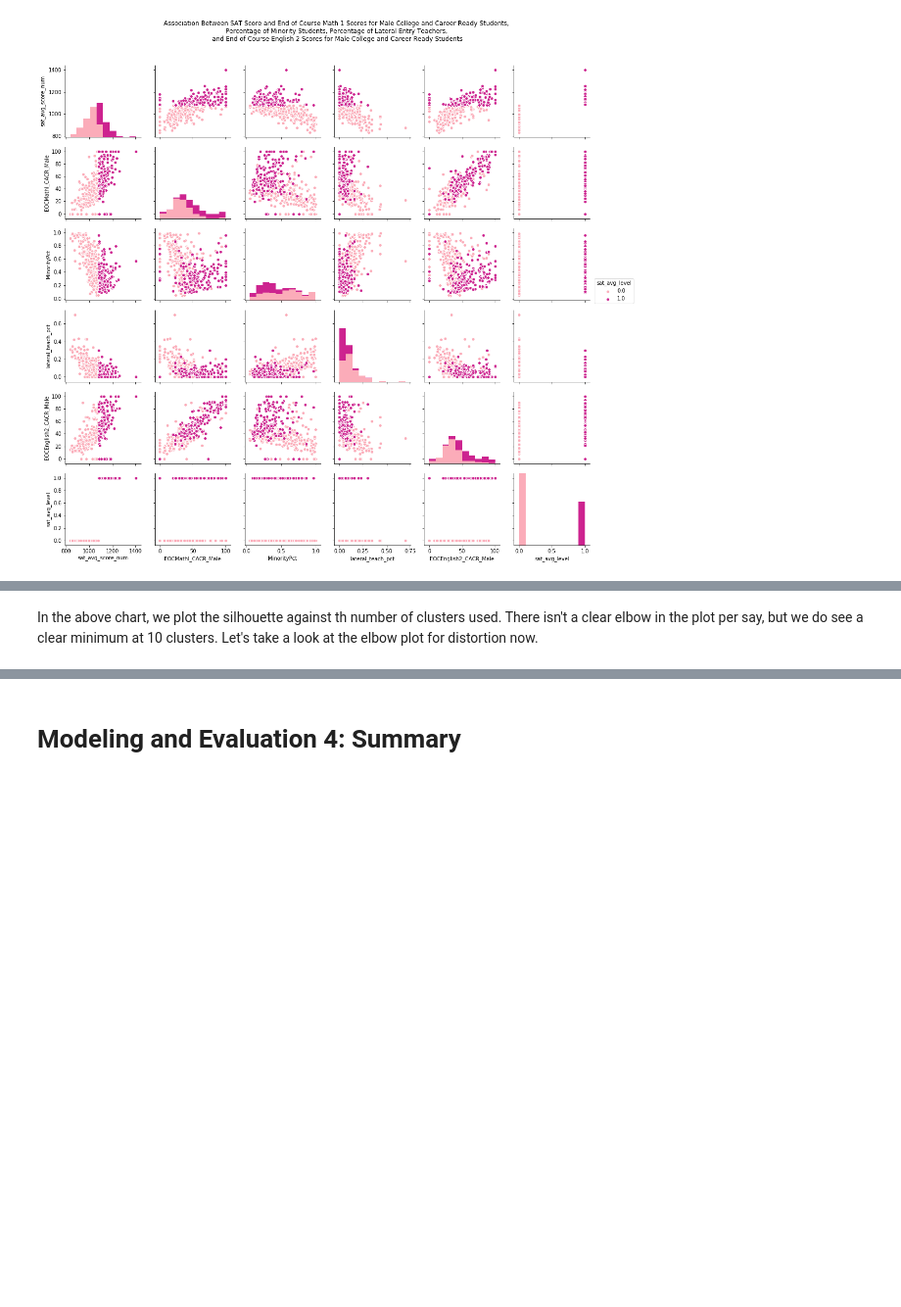
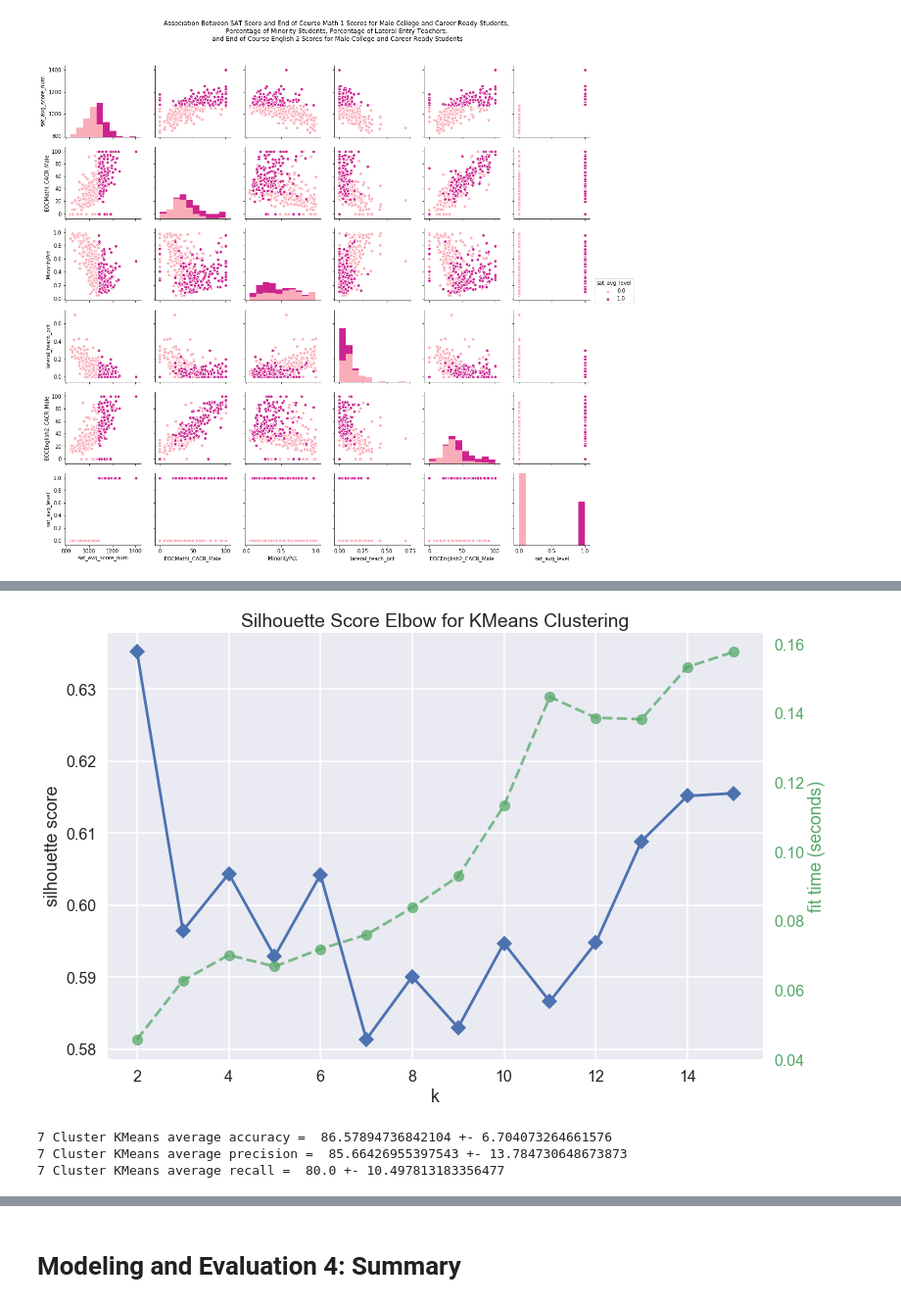
Before and after one commit to jeffweltman/MSDS7331, a Jupyter notebook: Lab3-Jordan.ipynb, the cells around one changed output, grey strips where cells are left out. Shown at 98% size. Drawn from its saved outputs; the diff is of its cells as text; code cells hidden in the pictures; blank space fills up the shorter version.

```diff
--- a/Lab3-Jordan.ipynb
+++ b/Lab3-Jordan.ipynb
@@ -844,2 +830,28 @@ Wall time: 1.83 s
-# %% [markdown]
-In the above chart, we plot the silhouette against th number of clusters used. There isn't a clear elbow in the plot per say, but we do see a clear minimum at 10 clusters. Let's take a look at the elbow plot for distortion now.
+# %%
+from yellowbrick.cluster import KElbowVisualizer
+from sklearn.decomposition import PCA
+from matplotlib import pyplot
+
+newdims = (12, 8)
+fig, ax = pyplot.subplots(figsize=newdims)
+
+
+# Instantiate the clustering model and visualizer
+sil_elb = KElbowVisualizer(KMeans(), k=15, metric='silhouette', random_state=1)
+sil_elb.fit(X_train)
+sil_elb.poof()
+
+n_clust = sil_elb.k_values_[np.argmin(sil_elb.k_scores_)]
+cls = KMeans(n_clusters=n_clust, init='k-means++', n_init=10, random_state=1)
+cls.fit(X_train)
+newfeature = cls.labels_
+X = np.column_stack((X_train, pd.get_dummies(newfeature)))
+acc = cross_validate(clf, X, y = y_train, cv = cv_class, scoring= ('accuracy', 'precision', 'recall'))
+print (n_clust, "Cluster KMeans average accuracy = ", acc['test_accuracy'].mean()*100, "+-", acc['test_accuracy'].std()*100)
+print (n_clust, "Cluster KMeans average precision = ", acc['test_precision'].mean()*100, "+-", acc['test_precision'].std()*100)
+print (n_clust, "Cluster KMeans average recall = ", acc['test_recall'].mean()*100, "+-", acc['test_recall'].std()*100)
+# %% [output]
+[figure, added]
+7 Cluster KMeans average accuracy =  86.57894736842104 +- 6.704073264661576
+7 Cluster KMeans average precision =  85.66426955397543 +- 13.784730648673873
+7 Cluster KMeans average recall =  80.0 +- 10.497813183356477
```
Also changed, not shown: parts of 22 cells of this notebook.
